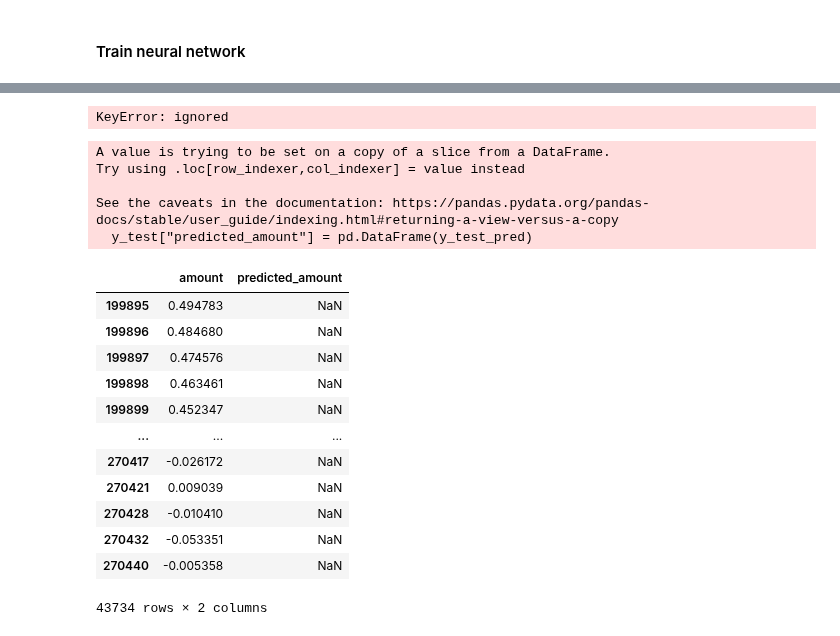
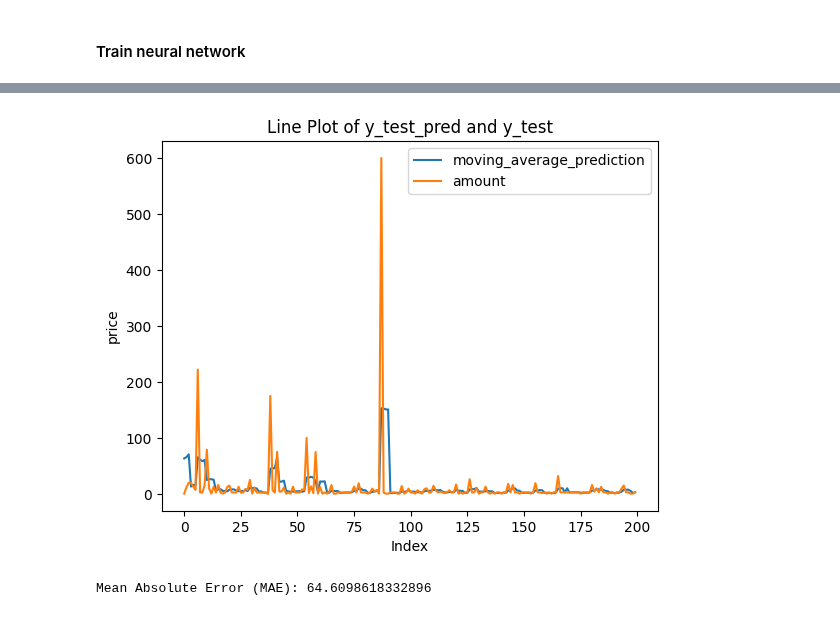
Before and after one commit to slavyolov/Algorithms, a Jupyter notebook: NFT_SU.ipynb, the cells around one changed output, grey strips where cells are left out. Cells and saved outputs as stored; diff of their text form; code cells hidden in the pictures.

```diff
--- a/NFT_SU.ipynb
+++ b/NFT_SU.ipynb
@@ -449,4 +444,4 @@ sales_prp["last_4_median"] = sales_prp.groupby("tokenID")["amount"].rolling(4, m
 
 # Add date column so that we can join with the tweets
 sales_prp["date"] = pd.to_datetime(sales_prp["timeStamp"]).dt.date
-sales_prp
+sales_prp_for_baseline = sales_prp.copy(deep=True)
@@ -660 +621,20 @@ ValueError: ignored
+# %%
+import pandas as pd
+
+# Assuming you have a time series stored in a pandas DataFrame called 'data' with a column named 'value'
+
+# Set the window size for the moving average
+window_size = 4
+
+# Calculate the moving average
+sales_prp_for_baseline["moving_average_prediction"] = sales_prp_for_baseline['amount'].rolling(window=window_size).mean()
+sales_prp_for_baseline = sales_prp_for_baseline.sort_values("timeStamp")
+
+# Print the moving average
+baseline_prediction = sales_prp_for_baseline[["timeStamp", "moving_average_prediction", "amount"]]
+# %%
+train_size = int(len(sales_prp) * 0.8)
+baseline_prediction = baseline_prediction[train_size:]
+baseline_prediction = baseline_prediction.reset_index()
+baseline_prediction = baseline_prediction[["moving_average_prediction", "amount"]]
 # %%
@@ -696,26 +657,26 @@ pd.DataFrame(y_test_pred)
-# %%
-y_test = y_test.reset_index()
-# %% [output]
-KeyError: ignored
-# %%
-y_test["predicted_amount"] = pd.DataFrame(y_test_pred)
-y_test
-# %% [output]
-A value is trying to be set on a copy of a slice from a DataFrame.
-Try using .loc[row_indexer,col_indexer] = value instead
-
-See the caveats in the documentation: https://pandas.pydata.org/pandas-docs/stable/user_guide/indexing.html#returning-a-view-versus-a-copy
-  y_test["predicted_amount"] = pd.DataFrame(y_test_pred)
-|  | amount | predicted_amount |
-| 199895 | 0.494783 | NaN |
-| 199896 | 0.484680 | NaN |
-| 199897 | 0.474576 | NaN |
-| 199898 | 0.463461 | NaN |
-| 199899 | 0.452347 | NaN |
-| ... | ... | ... |
-| 270417 | -0.026172 | NaN |
-| 270421 | 0.009039 | NaN |
-| 270428 | -0.010410 | NaN |
-| 270432 | -0.053351 | NaN |
-| 270440 | -0.005358 | NaN |
-43734 rows × 2 columns
+# %%
+import pandas as pd
+import matplotlib.pyplot as plt
+
+# Plot the data using a line plot
+baseline_prediction[:200].plot(kind='line')
+
+# Add labels and title to the plot
+plt.xlabel('Index')
+plt.ylabel('price')
+plt.title('Line Plot of y_test_pred and y_test')
+
+# Display the plot
+plt.show()
+# %% [output]
+[figure, added]
+# %%
+from sklearn.metrics import mean_absolute_error
+
+# Assuming you have the y_test_pred and y_test variables
+mae_baseline = mean_absolute_error(baseline_prediction["moving_average_prediction"], baseline_prediction["amount"])
+
+# Print the MAE
+print("Mean Absolute Error (MAE):", mae_baseline)
+# %% [output]
+Mean Absolute Error (MAE): 64.6098618332896
```
Also changed, not shown: parts of 31 cells of this notebook.
